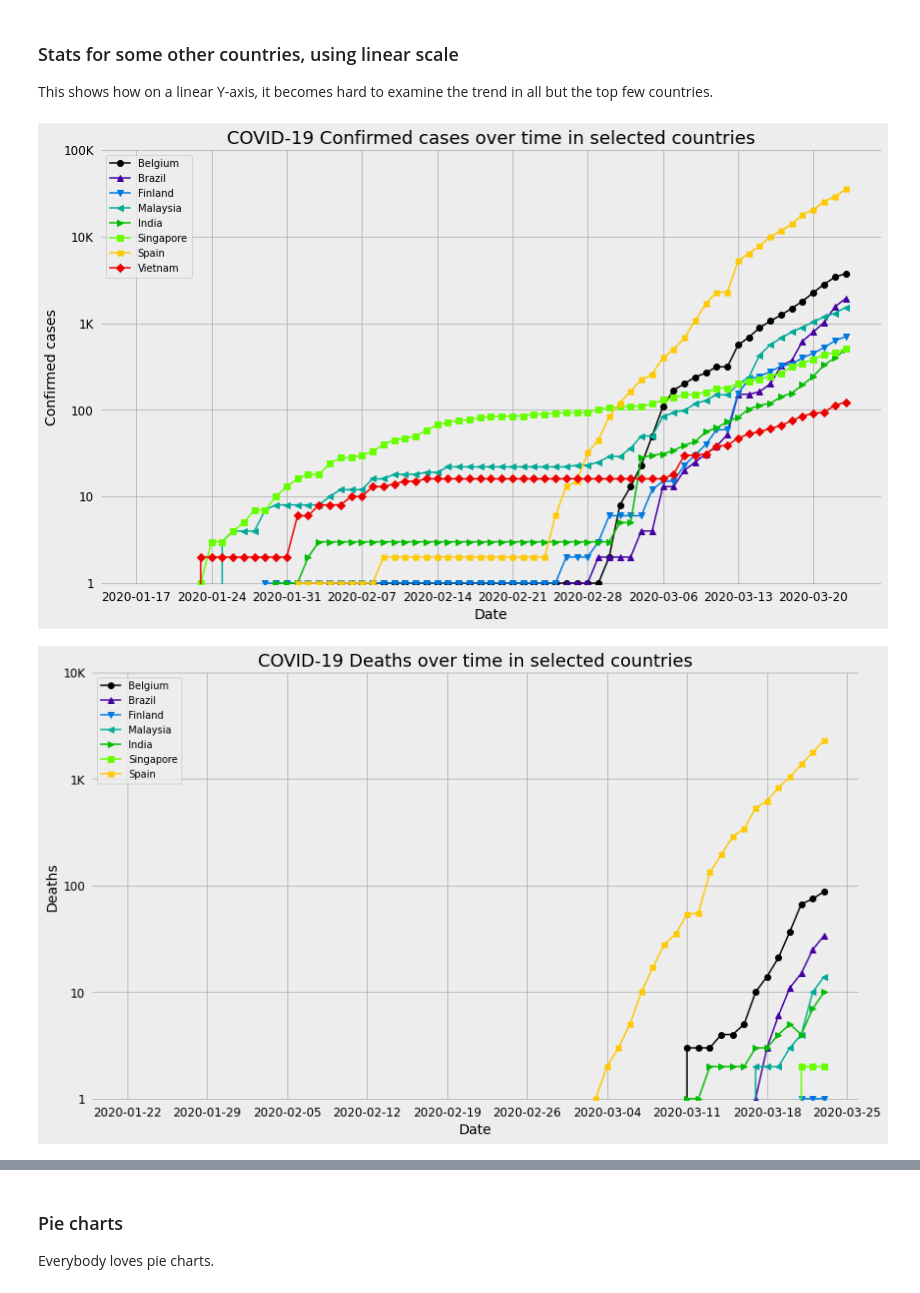
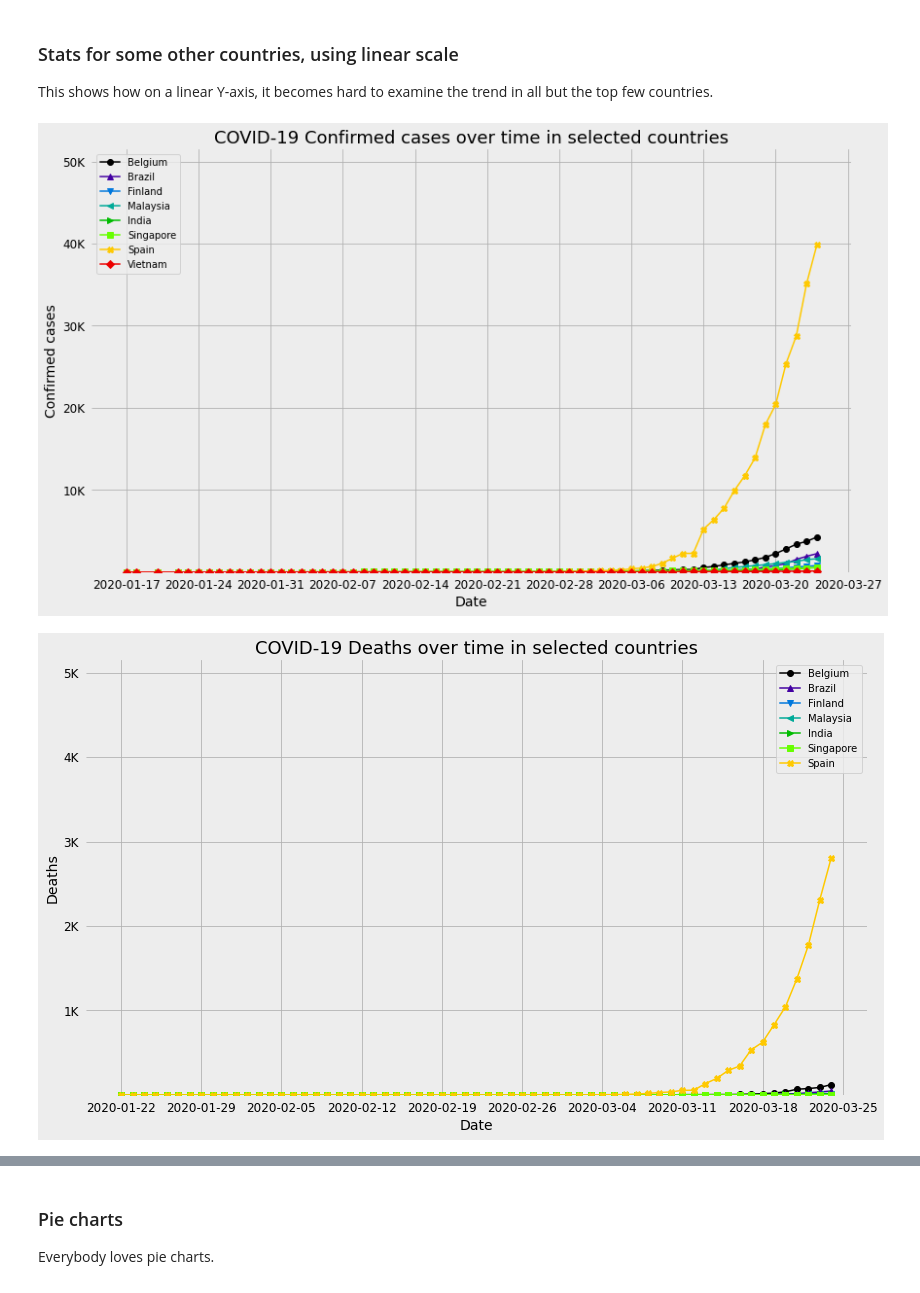
Before and after one commit to JeroenKools/covid19, a Jupyter notebook: COVID-19.ipynb, the cells around one changed output, grey strips where cells are left out. Drawn from its saved outputs; the diff is of its cells as text; code cells hidden in the pictures.

```diff
--- a/COVID-19.ipynb
+++ b/COVID-19.ipynb
@@ -180,8 +187,8 @@ This shows how on a linear Y-axis, it becomes hard to examine the trend in all b
 # %%
 for y_metric in ["confirmed", "deaths", "active"]:
     data.plot("calendar_date", y_metric,
          ["Belgium", "Brazil", "Finland", "Malaysia", "India", "Singapore", "Spain", "Vietnam"],
-         use_log_scale=1)
+         use_log_scale=False)
 # %% [output]
-[figure, old version]
+[figure, new version]
-[figure, old version]
+[figure, new version]
```
Also changed, not shown: parts of 21 cells of this notebook, 2 other files.
